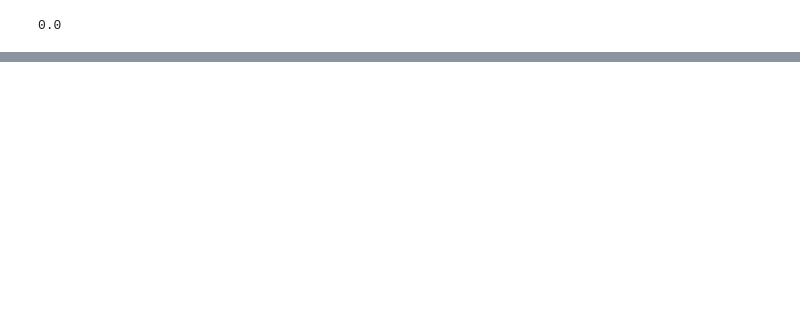
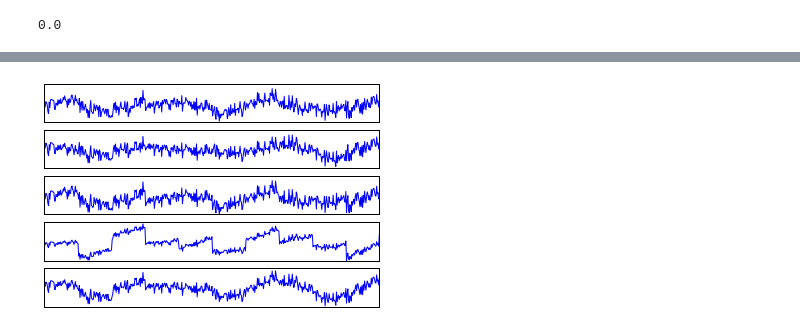
Before and after one commit to stablum/mlpm, a Jupyter notebook: testn.ipynb, the cells around one changed output, grey strips where cells are left out. Cells and saved outputs as stored; diff of their text form; code cells hidden in the pictures; blank space fills up the shorter version.

```diff
--- a/testn.ipynb
+++ b/testn.ipynb
@@ -31,12 +43,11 @@ sawtooth(5)
 # %% [output]
 0.0
 # %%
-# Generate data
-num_sources = 4
+num_sources = 5
 signal_length = 500
 t = linspace(0, 1, signal_length)
 # np.c_ Translates slice objects to concatenation along the second axis.
-S = np.c_[sawtooth(t), sine_wave(t, 0.3), square_wave(t, 0.4), triangle_wave(t, 0.25)]
+S = np.c_[sawtooth(t), sine_wave(t, 0.3), square_wave(t, 0.4), triangle_wave(t, 0.25), np.random.randn(t.size)].T
 # %%
 print num_sources
 # %% [output]
@@ -93,0 +96,11 @@ plot(S[:1])
+# %%
+B =np.array([[1,2,3,4],[5,3,6,7]])
+print B
+print B.shape
+print B.T
+B = B.T
+A = np.array([[1,2,3],[4,5,6],[7,8,9],[10,11,12]]).T
+print "A = %s " % A
+print "B = %s" % B
+
+print "A x B: %s" % np.dot(A,B)
@@ -93,0 +125,18 @@ plot(S[:1])
+# %%
+def make_mixtures(S, A):
+    X = np.dot(A,S)
+    return X
+
+
+
+
+Mnr = Snr = S.shape[0]
+Tnr = S.shape[1]
+
+A = random_nonsingular_matrix(Snr)
+
+X = make_mixtures(S,A)
+
+plot_signals( X)
+# %% [output]
+[figure, added]
```
Also changed, not shown: parts of 12 cells of this notebook.
